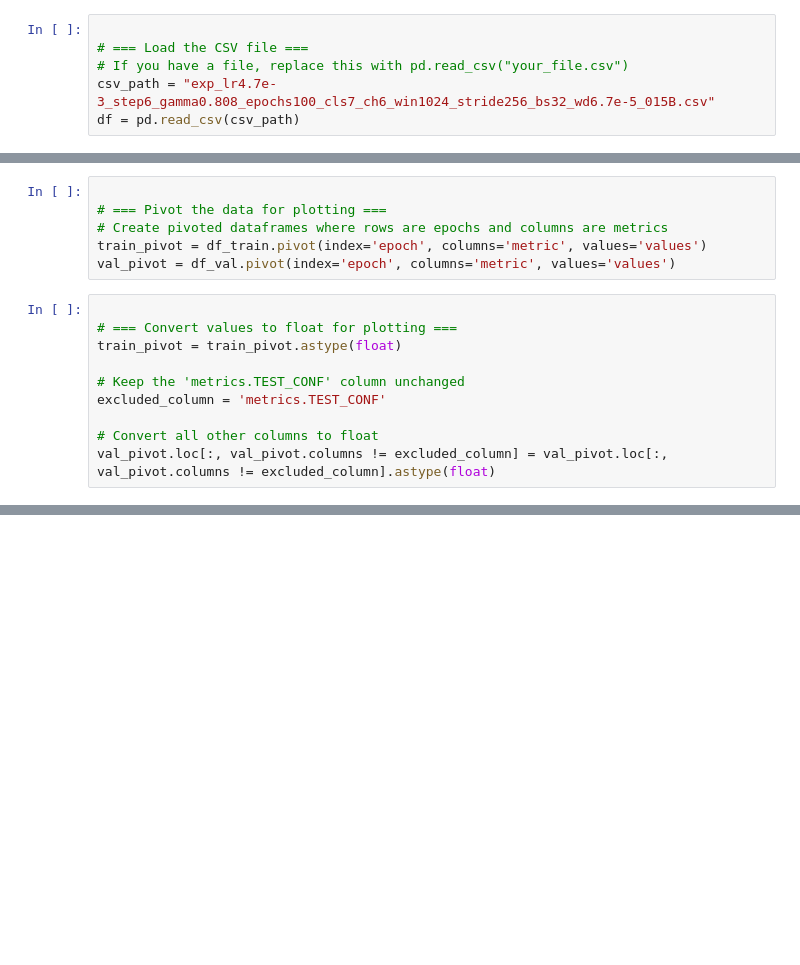
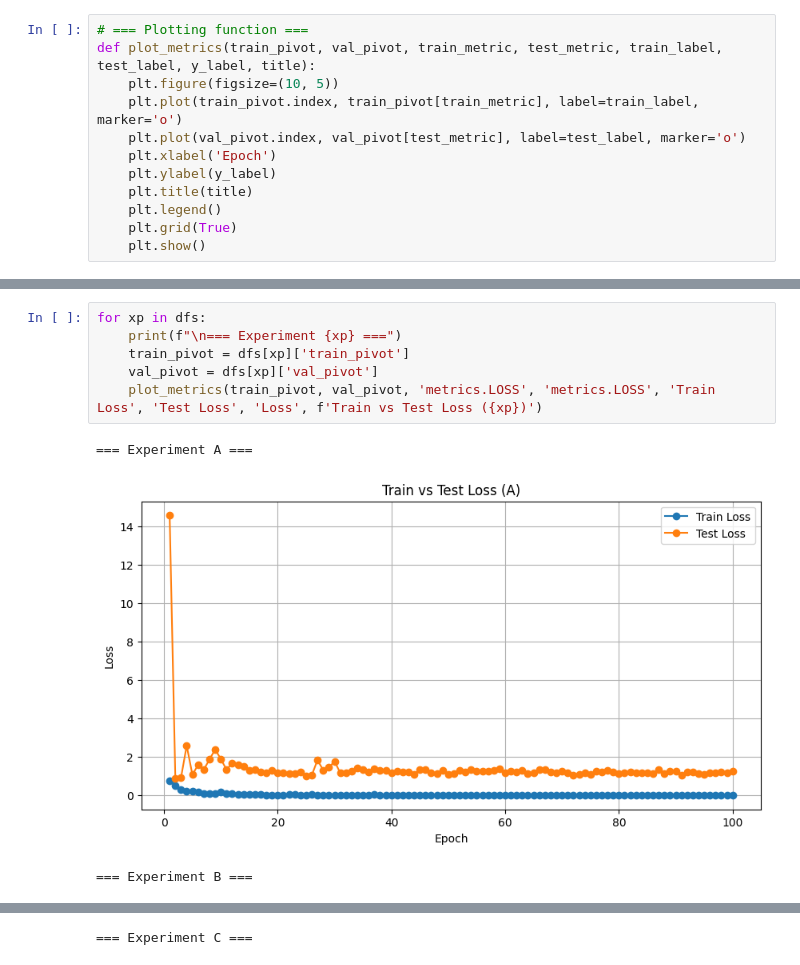
Before and after one commit to TulioPolido/federated_proxy_offset, a Jupyter notebook: Flautim/Centralized/Results/PAMAP/plot_results_pamap.ipynb, the cells around one changed output, grey strips where cells are left out. Cells and saved outputs as stored; diff of their text form; blank space fills up the shorter version.

```diff
--- a/Flautim/Centralized/Results/PAMAP/plot_results_pamap.ipynb
+++ b/Flautim/Centralized/Results/PAMAP/plot_results_pamap.ipynb
@@ -4,7 +23,13 @@ import matplotlib.pyplot as plt
 # %%
-
-# === Load the CSV file ===
-# If you have a file, replace this with pd.read_csv("your_file.csv")
-csv_path = "exp_lr4.7e-3_step6_gamma0.808_epochs100_cls7_ch6_win1024_stride256_bs32_wd6.7e-5_015B.csv"
-df = pd.read_csv(csv_path)
+# === Plotting function ===
+def plot_metrics(train_pivot, val_pivot, train_metric, test_metric, train_label, test_label, y_label, title):
+    plt.figure(figsize=(10, 5))
+    plt.plot(train_pivot.index, train_pivot[train_metric], label=train_label, marker='o')
+    plt.plot(val_pivot.index, val_pivot[test_metric], label=test_label, marker='o')
+    plt.xlabel('Epoch')
+    plt.ylabel(y_label)
+    plt.title(title)
+    plt.legend()
+    plt.grid(True)
+    plt.show()
 # %%
@@ -18,16 +61,10 @@ df_val = df[df['validation'] == True]
-# %%
-
-# === Pivot the data for plotting ===
-# Create pivoted dataframes where rows are epochs and columns are metrics
-train_pivot = df_train.pivot(index='epoch', columns='metric', values='values')
-val_pivot = df_val.pivot(index='epoch', columns='metric', values='values')
 # %%
-
-# === Convert values to float for plotting ===
-train_pivot = train_pivot.astype(float)
-
-# Keep the 'metrics.TEST_CONF' column unchanged
-excluded_column = 'metrics.TEST_CONF'
-
-# Convert all other columns to float
-val_pivot.loc[:, val_pivot.columns != excluded_column] = val_pivot.loc[:, val_pivot.columns != excluded_column].astype(float)
+for xp in dfs:
+    print(f"\n=== Experiment {xp} ===")
+    train_pivot = dfs[xp]['train_pivot']
+    val_pivot = dfs[xp]['val_pivot']
+    plot_metrics(train_pivot, val_pivot, 'metrics.LOSS', 'metrics.LOSS', 'Train Loss', 'Test Loss', 'Loss', f'Train vs Test Loss ({xp})')
+# %% [output]
+=== Experiment A ===
+[figure, added]
+=== Experiment B ===
@@ -33,0 +72 @@ val_pivot.loc[:, val_pivot.columns != excluded_column] = val_pivot.loc[:, val_pi
+=== Experiment C ===
```
Also changed, not shown: parts of 15 cells of this notebook, 17 other files.
